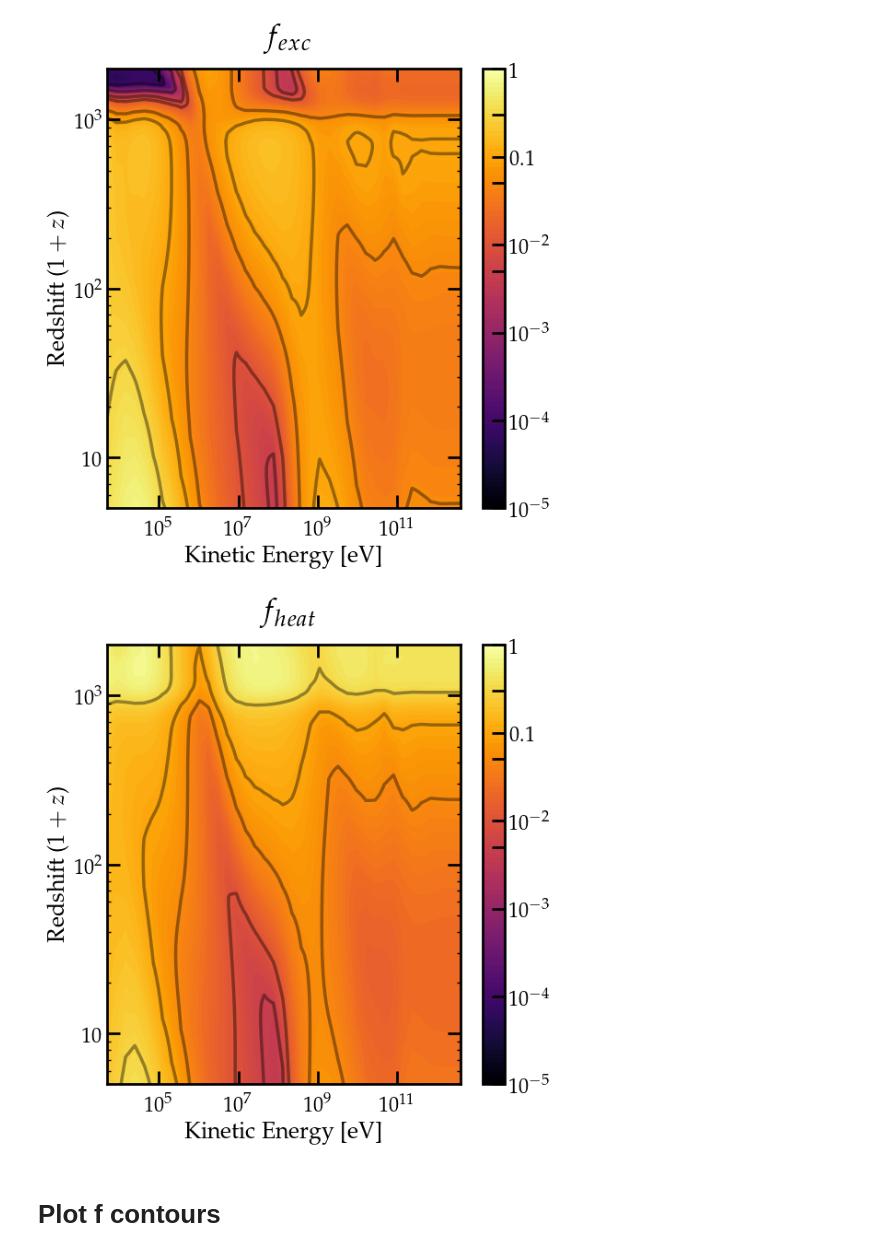
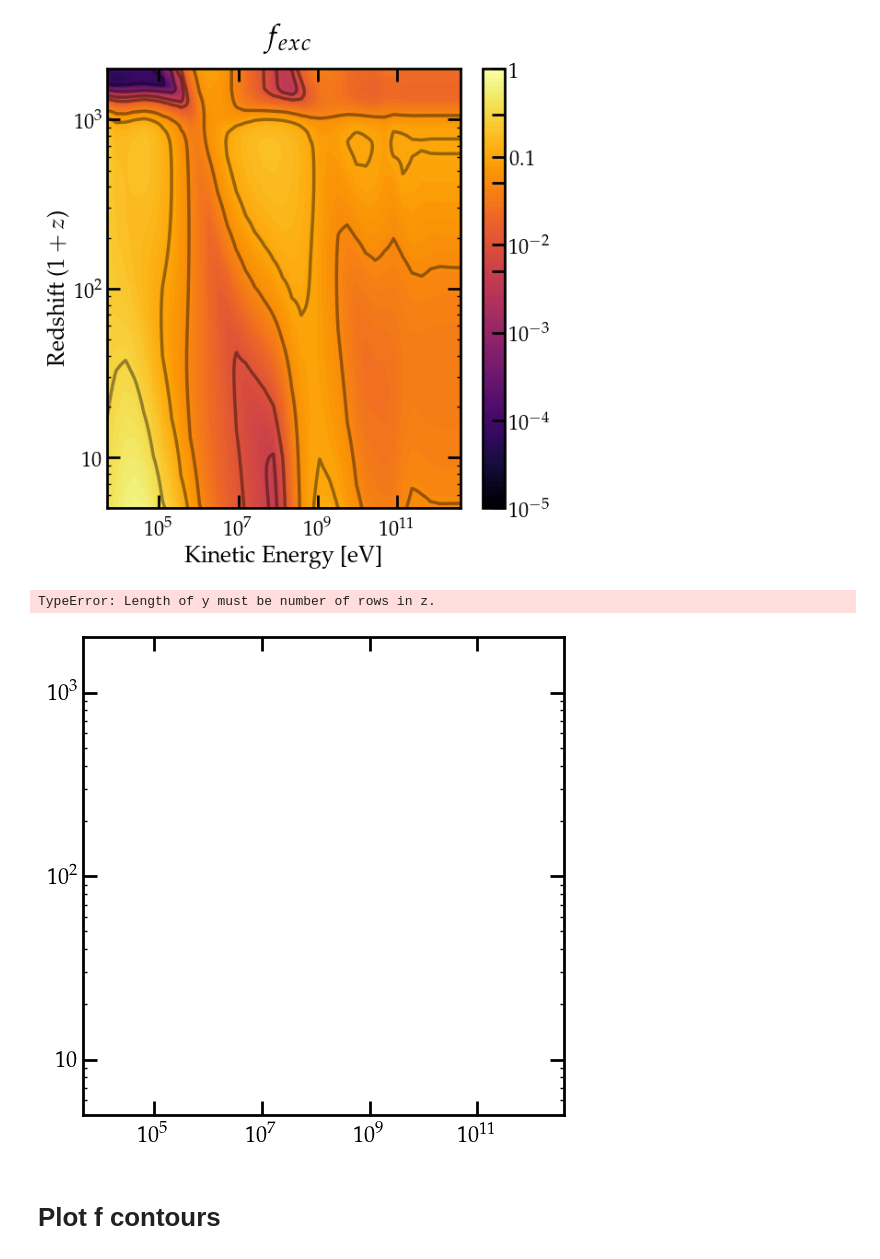
Before and after one commit to hongwanliu/DarkHistory, a Jupyter notebook: examples/Example13_Cross_Checks.ipynb, the cells around one changed output. Saved outputs shown, nothing was run; the diff lists cells and outputs as text; code cells hidden in the pictures.

```diff
--- a/examples/Example13_Cross_Checks.ipynb
+++ b/examples/Example13_Cross_Checks.ipynb
@@ -456,12 +578,11 @@ else:
 
 for k in tqdm(np.arange(40)):
     print('starting run ', k)
-    if k>25:
-        get_column(k, f_DH_data, inj_particle=inj_particle, inj_type=inj_type, end_rs=4.004)
+    get_column(k, f_DH_data, inj_particle=inj_particle, inj_type=inj_type, end_rs=4.004)
 
 save_as_pickled_object(f_DH_data,
             '/Users/gregoryridgway/Dropbox (MIT)/Photon Deposition/idl_comparison/GR_Checks/ih_continuous_'
-                       +inj_str+'/f_'+inj_str+'_'+inj_type+'_notCrossCheck.p'
+                       +inj_str+'/f_'+inj_str+'_'+inj_type+'_notCrossCheck_v3.p'
                       )
 # %% [output]
 [interactive output not drawn]
@@ -541,0 +627,21 @@ f_DH_data_elec_swave
+# %%
+%autoreload 2
+inj_type='swave'
+inj_particle='electron'
+inj_str=inj_particle[:4]
+
+if inj_particle == 'electron':
+    mass = phys.me
+else:
+    mass = 0
+
+f_DH_data_elec_swave = [None for i in np.arange(40)]
+
+for k in tqdm(np.arange(40)):
+    print('starting run ', k)
+    get_column(k, f_DH_data_elec_swave, inj_particle=inj_particle, inj_type=inj_type, end_rs=4.004)
+
+save_as_pickled_object(f_DH_data_elec_swave,
+            '/Users/gregoryridgway/Dropbox (MIT)/Photon Deposition/idl_comparison/GR_Checks/ih_continuous_'
+                       +inj_str+'/f_'+inj_str+'_'+inj_type+'_notCrossCheck_v3.p'
+                      )
@@ -542,5 +662,5 @@ f_DH_data_elec_swave
 # %%
-%autoreload
+%autoreload 2
 inj_type='swave'
 inj_particle='electron'
 inj_str=inj_particle[:4]
@@ -550,7 +670,7 @@ if inj_particle == 'electron':
 else:
     mass = 0
 
-# f_DH_data_elec_swave = [None for i in np.arange(40)]
+f_DH_data_elec_swave = [None for i in np.arange(40)]
 
 for k in tqdm(np.arange(40)):
     print('starting run ', k)
@@ -808,7 +902,16 @@ get_fcontour(f_DH_list, inj_type, inj_particle, 'He_ion')
 get_fcontour(f_DH_list, inj_type, inj_particle, 'exc')
 # %% [output]
 [figure]
-# %%
-get_fcontour(f_DH_list, inj_type, inj_particle, 'heat')
-# %% [output]
-[figure, removed]
+# %%
+f_DH_list = np.ones((40,5,round(828)))*1e-6
+tmp=1
+f_DH_data = f_DH_data_elec_swave
+for k in np.arange(40):
+    if k<4:
+        f_DH_list[k] = np.array(
+        [f_DH_data[k]['f']['low']['H ion']+tmp*f_DH_data[k]['f']['high']['H ion'],
+         f_DH_data[k]['f']['low']['He ion']+tmp*f_DH_data[k]['f']['high']['He ion'],
+         f_DH_data[k]['f']['low']['exc']+tmp*f_DH_data[k]['f']['high']['exc'],
+         f_DH_data[k]['f']['low']['heat']+tmp*f_DH_data[k]['f']['high']['heat'],
+         f_DH_data[k]['f']['low']['cont']+tmp*f_DH_data[k]['f']['high']['cont']]
+    )
@@ -815,3 +920,8 @@ get_fcontour(f_DH_list, inj_type, inj_particle, 'heat')
+# %%
+get_fcontour(f_DH_list, 'swave', 'elec', 'H_ion')
+# %% [output]
+TypeError: Length of y must be number of rows in z.
+[figure, added]
 # %% [markdown]
 # Plot f contours
 # %% [markdown]
```
Also changed, not shown: parts of 15 cells of this notebook.
